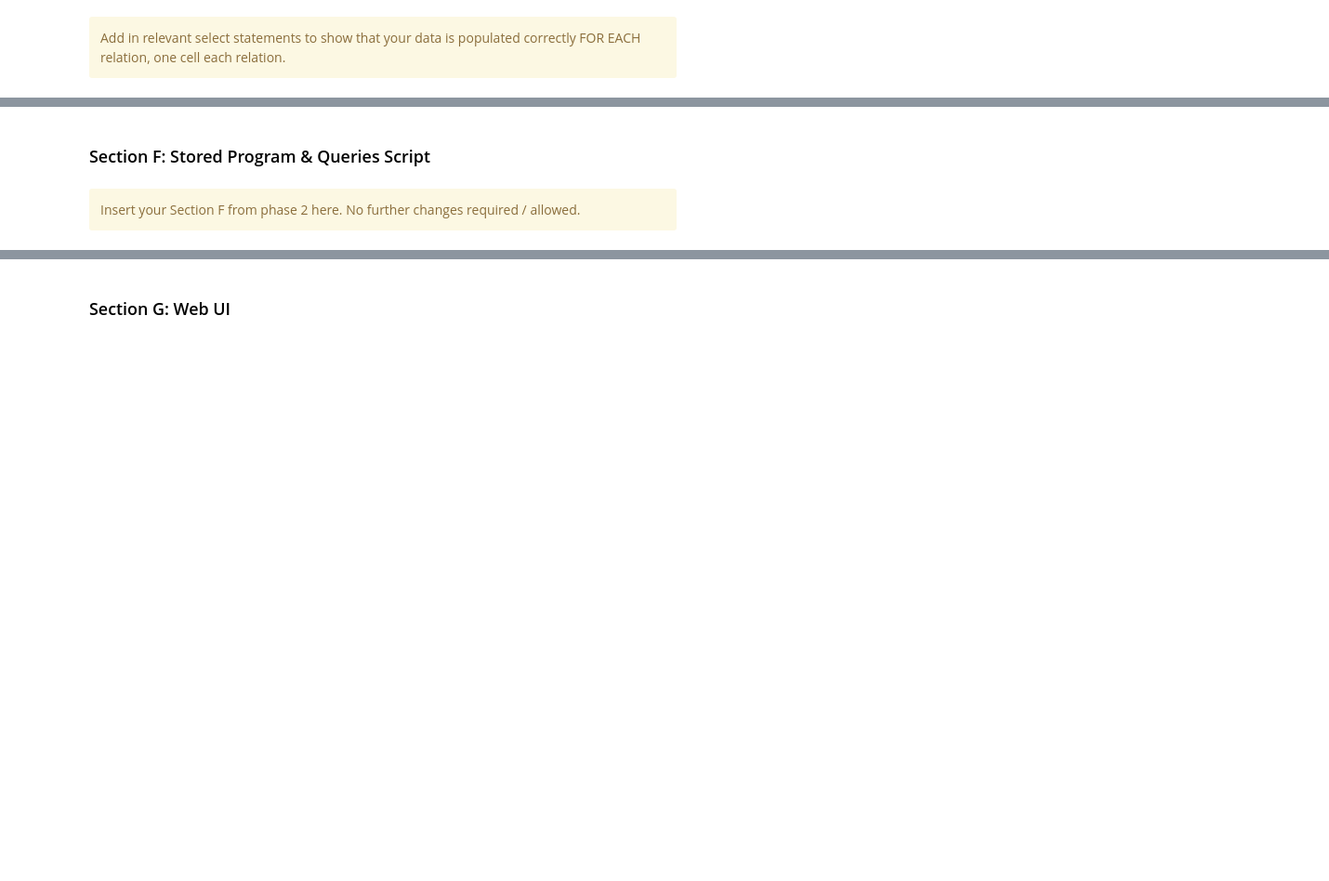
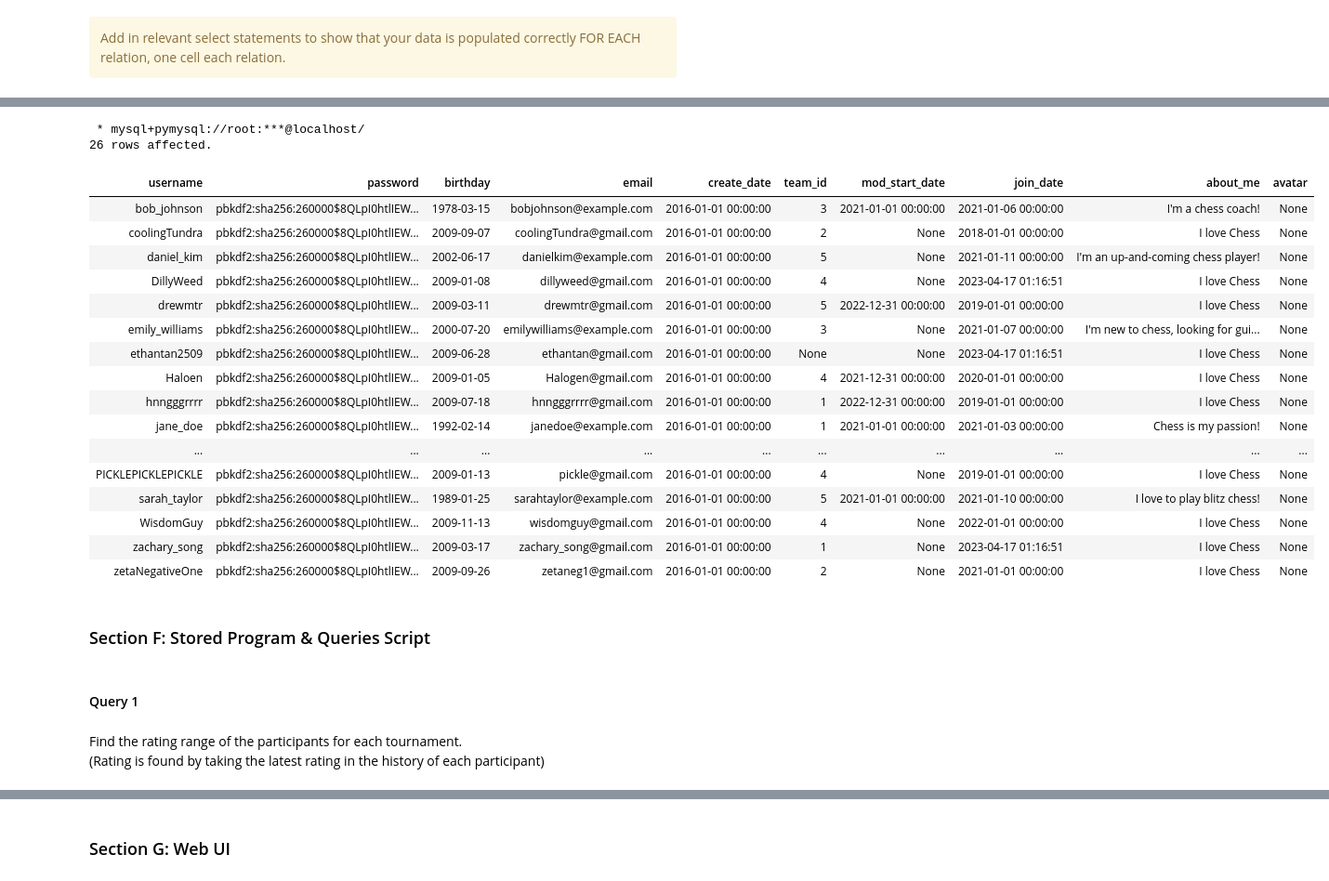
Before and after one commit to Hal0g3n/CS6131, a Jupyter notebook: Reports/CS6131+Project+Final+Report.ipynb, the cells around one changed output, grey strips where cells are left out. Shown: that part at 93% size. Drawn from its saved outputs; the diff is of its cells as text; code cells hidden in the pictures; blank space fills up the shorter version.

```diff
--- a/Reports/CS6131+Project+Final+Report.ipynb
+++ b/Reports/CS6131+Project+Final+Report.ipynb
@@ -100,6 +864,30 @@ Add in relevant select statements to show that your data is populated correctly
+# %%
+%%sql
+SELECT * FROM Players
+# %% [output]
+ * mysql+pymysql://root:***@localhost/
+26 rows affected.
+| username | password | birthday | email | create_date | team_id | mod_start_date | join_date | about_me | avatar |
+| bob_johnson | pbkdf2:sha256:260000$8QLpI0htlIEW... | 1978-03-15 | bobjohnson@example.com | 2016-01-01 00:00:00 | 3 | 2021-01-01 00:00:00 | 2021-01-06 00:00:00 | I'm a chess coach! | None |
+| coolingTundra | pbkdf2:sha256:260000$8QLpI0htlIEW... | 2009-09-07 | coolingTundra@gmail.com | 2016-01-01 00:00:00 | 2 | None | 2018-01-01 00:00:00 | I love Chess | None |
+| daniel_kim | pbkdf2:sha256:260000$8QLpI0htlIEW... | 2002-06-17 | danielkim@example.com | 2016-01-01 00:00:00 | 5 | None | 2021-01-11 00:00:00 | I'm an up-and-coming chess player! | None |
+| DillyWeed | pbkdf2:sha256:260000$8QLpI0htlIEW... | 2009-01-08 | dillyweed@gmail.com | 2016-01-01 00:00:00 | 4 | None | 2023-04-17 01:16:51 | I love Chess | None |
+| drewmtr | pbkdf2:sha256:260000$8QLpI0htlIEW... | 2009-03-11 | drewmtr@gmail.com | 2016-01-01 00:00:00 | 5 | 2022-12-31 00:00:00 | 2019-01-01 00:00:00 | I love Chess | None |
+| emily_williams | pbkdf2:sha256:260000$8QLpI0htlIEW... | 2000-07-20 | emilywilliams@example.com | 2016-01-01 00:00:00 | 3 | None | 2021-01-07 00:00:00 | I'm new to chess, looking for gui... | None |
+| ethantan2509 | pbkdf2:sha256:260000$8QLpI0htlIEW... | 2009-06-28 | ethantan@gmail.com | 2016-01-01 00:00:00 | None | None | 2023-04-17 01:16:51 | I love Chess | None |
+| Haloen | pbkdf2:sha256:260000$8QLpI0htlIEW... | 2009-01-05 | Halogen@gmail.com | 2016-01-01 00:00:00 | 4 | 2021-12-31 00:00:00 | 2020-01-01 00:00:00 | I love Chess | None |
+| hnngggrrrr | pbkdf2:sha256:260000$8QLpI0htlIEW... | 2009-07-18 | hnngggrrrr@gmail.com | 2016-01-01 00:00:00 | 1 | 2022-12-31 00:00:00 | 2019-01-01 00:00:00 | I love Chess | None |
+| jane_doe | pbkdf2:sha256:260000$8QLpI0htlIEW... | 1992-02-14 | janedoe@example.com | 2016-01-01 00:00:00 | 1 | 2021-01-01 00:00:00 | 2021-01-03 00:00:00 | Chess is my passion! | None |
+| ... | ... | ... | ... | ... | ... | ... | ... | ... | ... |
+| PICKLEPICKLEPICKLE | pbkdf2:sha256:260000$8QLpI0htlIEW... | 2009-01-13 | pickle@gmail.com | 2016-01-01 00:00:00 | 4 | None | 2019-01-01 00:00:00 | I love Chess | None |
+| sarah_taylor | pbkdf2:sha256:260000$8QLpI0htlIEW... | 1989-01-25 | sarahtaylor@example.com | 2016-01-01 00:00:00 | 5 | 2021-01-01 00:00:00 | 2021-01-10 00:00:00 | I love to play blitz chess! | None |
+| WisdomGuy | pbkdf2:sha256:260000$8QLpI0htlIEW... | 2009-11-13 | wisdomguy@gmail.com | 2016-01-01 00:00:00 | 4 | None | 2022-01-01 00:00:00 | I love Chess | None |
+| zachary_song | pbkdf2:sha256:260000$8QLpI0htlIEW... | 2009-03-17 | zachary_song@gmail.com | 2016-01-01 00:00:00 | 1 | None | 2023-04-17 01:16:51 | I love Chess | None |
+| zetaNegativeOne | pbkdf2:sha256:260000$8QLpI0htlIEW... | 2009-09-26 | zetaneg1@gmail.com | 2016-01-01 00:00:00 | 2 | None | 2021-01-01 00:00:00 | I love Chess | None |
 # %% [markdown]
 ### Section F: Stored Program & Queries Script
-# %% [markdown]
-<div class="alert alert-block alert-warning">
-Insert your Section F from phase 2 here. No further changes required / allowed.
-</div>
+# %% [markdown]
+#### Query 1
+# %% [markdown]
+Find the rating range of the participants for each tournament. <br/>
+(Rating is found by taking the latest rating in the history of each participant)
```
Also changed, not shown: parts of 39 cells of this notebook, 23 other files.
